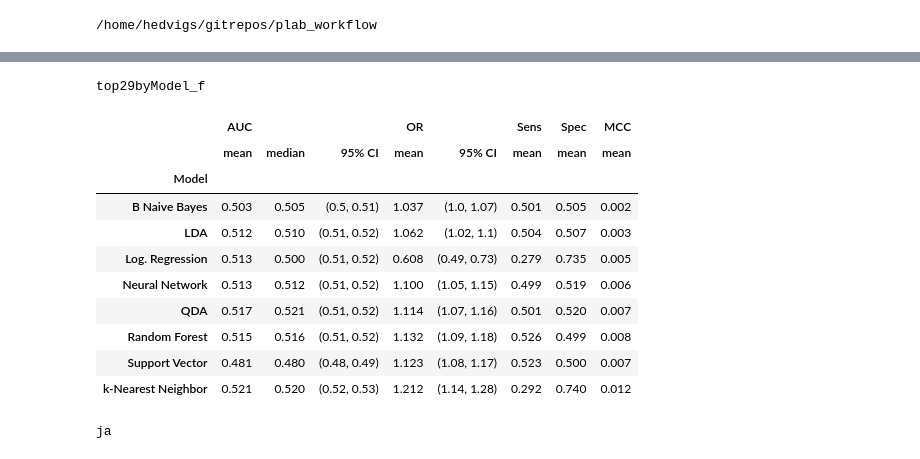
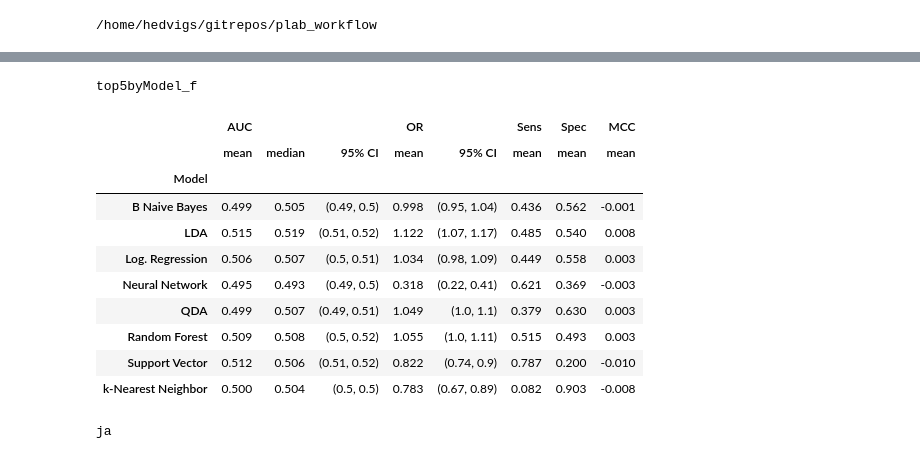
Before and after one commit to PerinatalLab/ml_genetics, a Jupyter notebook: workflow/notebooks/plottings.ipynb, the cells around one changed output, grey strips where cells are left out. Cells and saved outputs as stored; diff of their text form; code cells hidden in the pictures.

```diff
--- a/workflow/notebooks/plottings.ipynb
+++ b/workflow/notebooks/plottings.ipynb
@@ -83,7 +83,7 @@ renamed_dfn['AUC'] = renamed_dfn['AUC(test)']
 importlib.reload(tf)
 
 # choose df and sub
-sub = 'top29'
+sub = 'top5'
 dfname = 'n'
 filtered = 'f'
 
@@ -133,42 +133,42 @@ for key, values in rownames.items():
 
 valnames = [
 #    'AUC(train)',
     'AUC',
     'OR',
     'Sens',
     'Spec',
 #    'BalAcc',
     'MCC'
     ]
 
 #categories.append('Fold')
 funcs = {
 #    'AUC(test)':['median', 'CI'],
 #    'AUC(cMean)':['median', 'CI'],
     'AUC':['mean', 'median', 'CI'],
     'OR':['mean', 'CI']}
 full_agg = tf.agg_table(sub_df, categories, valname=valnames, functions=funcs)#{'AUC':['median', 'CI'],'AUC(cMean)':['median', 'CI'], 'OR':['median', 'CI']})
 if dfname == 'cm':
     file_name = file_name + f'_{dfname}'
 print(file_name)
 
 full_agg
 #categories
 #file_name
 #tf.save_tex(full_agg, file_name, site=site)
 # %% [output]
-top29byModel_f
+top5byModel_f
 |  | AUC |  |  | OR |  | Sens | Spec | MCC |
 |  | mean | median | 95% CI | mean | 95% CI | mean | mean | mean |
 | Model |  |  |  |  |  |  |  |  |
-| B Naive Bayes | 0.503 | 0.505 | (0.5, 0.51) | 1.037 | (1.0, 1.07) | 0.501 | 0.505 | 0.002 |
-| LDA | 0.512 | 0.510 | (0.51, 0.52) | 1.062 | (1.02, 1.1) | 0.504 | 0.507 | 0.003 |
-| Log. Regression | 0.513 | 0.500 | (0.51, 0.52) | 0.608 | (0.49, 0.73) | 0.279 | 0.735 | 0.005 |
-| Neural Network | 0.513 | 0.512 | (0.51, 0.52) | 1.100 | (1.05, 1.15) | 0.499 | 0.519 | 0.006 |
-| QDA | 0.517 | 0.521 | (0.51, 0.52) | 1.114 | (1.07, 1.16) | 0.501 | 0.520 | 0.007 |
-| Random Forest | 0.515 | 0.516 | (0.51, 0.52) | 1.132 | (1.09, 1.18) | 0.526 | 0.499 | 0.008 |
-| Support Vector | 0.481 | 0.480 | (0.48, 0.49) | 1.123 | (1.08, 1.17) | 0.523 | 0.500 | 0.007 |
-| k-Nearest Neighbor | 0.521 | 0.520 | (0.52, 0.53) | 1.212 | (1.14, 1.28) | 0.292 | 0.740 | 0.012 |
+| B Naive Bayes | 0.499 | 0.505 | (0.49, 0.5) | 0.998 | (0.95, 1.04) | 0.436 | 0.562 | -0.001 |
+| LDA | 0.515 | 0.519 | (0.51, 0.52) | 1.122 | (1.07, 1.17) | 0.485 | 0.540 | 0.008 |
+| Log. Regression | 0.506 | 0.507 | (0.5, 0.51) | 1.034 | (0.98, 1.09) | 0.449 | 0.558 | 0.003 |
+| Neural Network | 0.495 | 0.493 | (0.49, 0.5) | 0.318 | (0.22, 0.41) | 0.621 | 0.369 | -0.003 |
+| QDA | 0.499 | 0.507 | (0.49, 0.51) | 1.049 | (1.0, 1.1) | 0.379 | 0.630 | 0.003 |
+| Random Forest | 0.509 | 0.508 | (0.5, 0.52) | 1.055 | (1.0, 1.11) | 0.515 | 0.493 | 0.003 |
+| Support Vector | 0.512 | 0.506 | (0.51, 0.52) | 0.822 | (0.74, 0.9) | 0.787 | 0.200 | -0.010 |
+| k-Nearest Neighbor | 0.500 | 0.504 | (0.5, 0.5) | 0.783 | (0.67, 0.89) | 0.082 | 0.903 | -0.008 |
 # %%
 if type(full_agg.columns) == pd.MultiIndex:
     print("ja")
```
Also changed, not shown: parts of 1 cell of this notebook, 1 other file.
